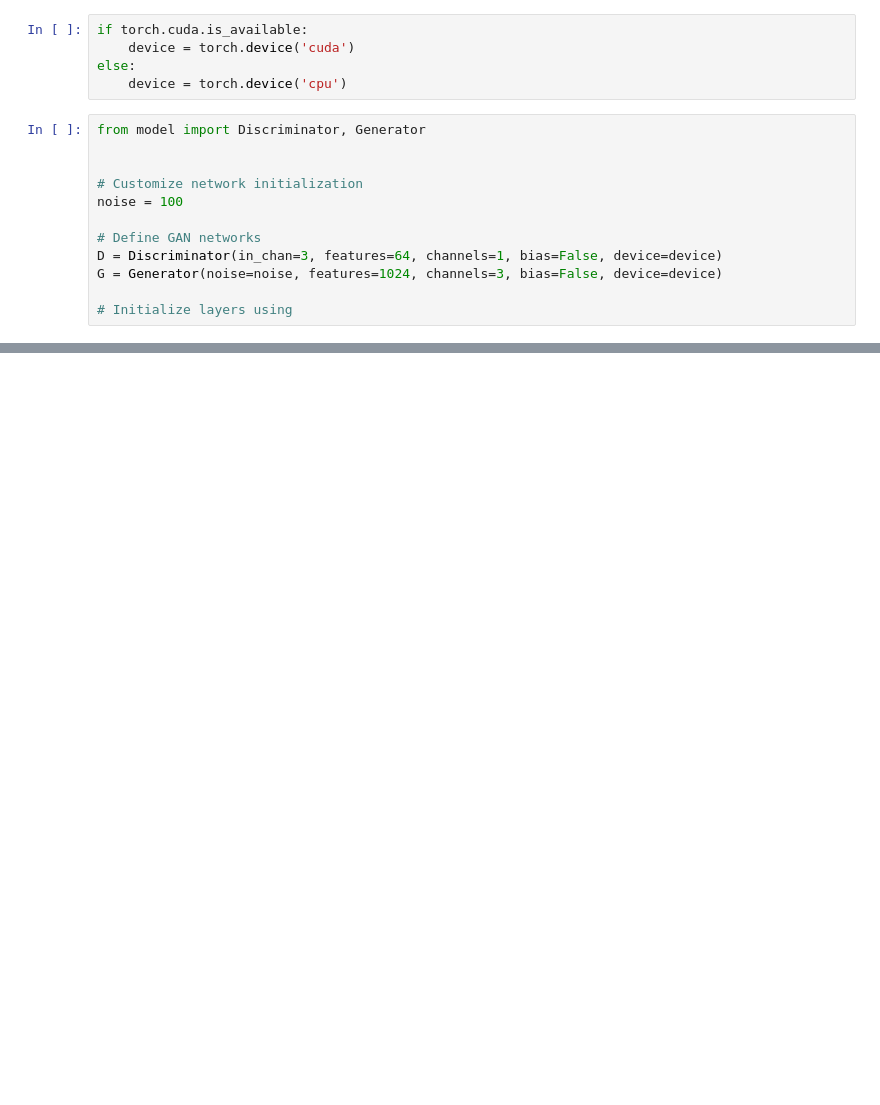
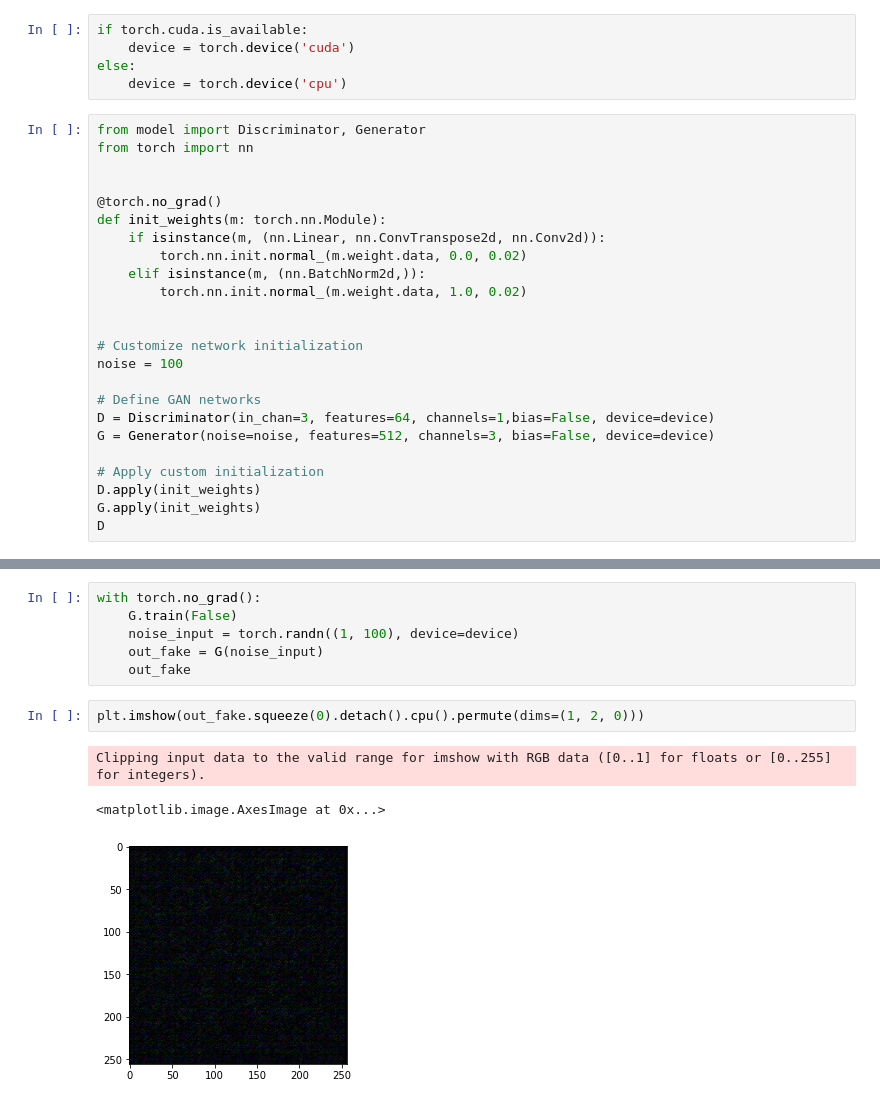
Before and after one commit to fusedbloxxer/deeplearning-gan-monet-painter, a Jupyter notebook: src/main.ipynb, the cells around one changed output, grey strips where cells are left out. Cells and saved outputs as stored; diff of their text form; blank space fills up the shorter version.

```diff
--- a/src/main.ipynb
+++ b/src/main.ipynb
@@ -109,13 +108,25 @@ else:
     device = torch.device('cpu')
 # %%
 from model import Discriminator, Generator
+from torch import nn
+
+
+@torch.no_grad()
+def init_weights(m: torch.nn.Module):
+    if isinstance(m, (nn.Linear, nn.ConvTranspose2d, nn.Conv2d)):
+        torch.nn.init.normal_(m.weight.data, 0.0, 0.02)
+    elif isinstance(m, (nn.BatchNorm2d,)):
+        torch.nn.init.normal_(m.weight.data, 1.0, 0.02)
 
 
 # Customize network initialization
 noise = 100
 
 # Define GAN networks
-D = Discriminator(in_chan=3, features=64, channels=1, bias=False, device=device)
-G = Generator(noise=noise, features=1024, channels=3, bias=False, device=device)
+D = Discriminator(in_chan=3, features=64, channels=1,bias=False, device=device)
+G = Generator(noise=noise, features=512, channels=3, bias=False, device=device)
 
-# Initialize layers using
+# Apply custom initialization
+D.apply(init_weights)
+G.apply(init_weights)
+D
@@ -193,0 +256,12 @@ for epoch in range(epochs):
+# %%
+with torch.no_grad():
+    G.train(False)
+    noise_input = torch.randn((1, 100), device=device)
+    out_fake = G(noise_input)
+    out_fake
+# %%
+plt.imshow(out_fake.squeeze(0).detach().cpu().permute(dims=(1, 2, 0)))
+# %% [output]
+Clipping input data to the valid range for imshow with RGB data ([0..1] for floats or [0..255] for integers).
+<matplotlib.image.AxesImage at 0x...>
+[figure, added]
```
Also changed, not shown: parts of 5 cells of this notebook, 1 other file.
